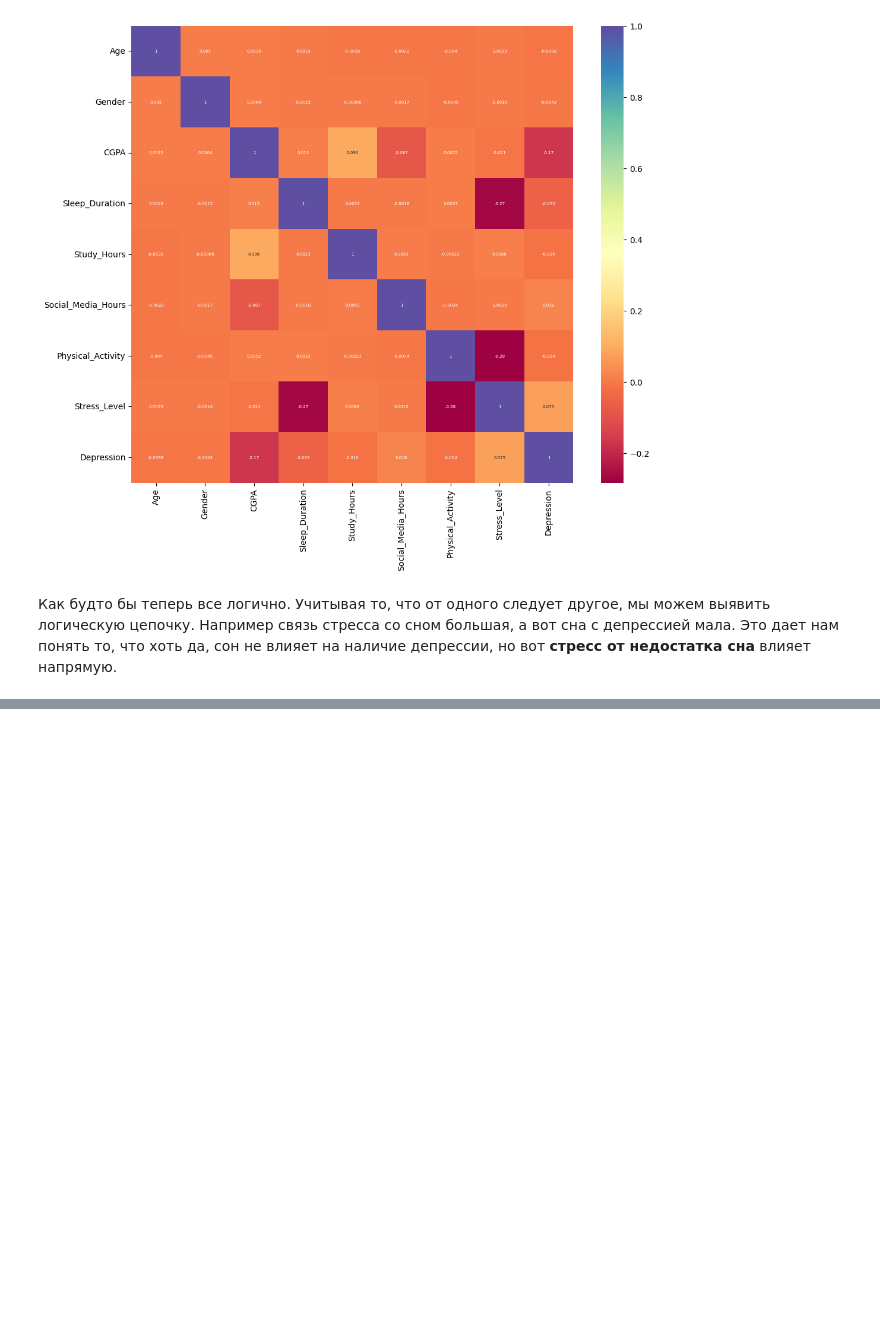
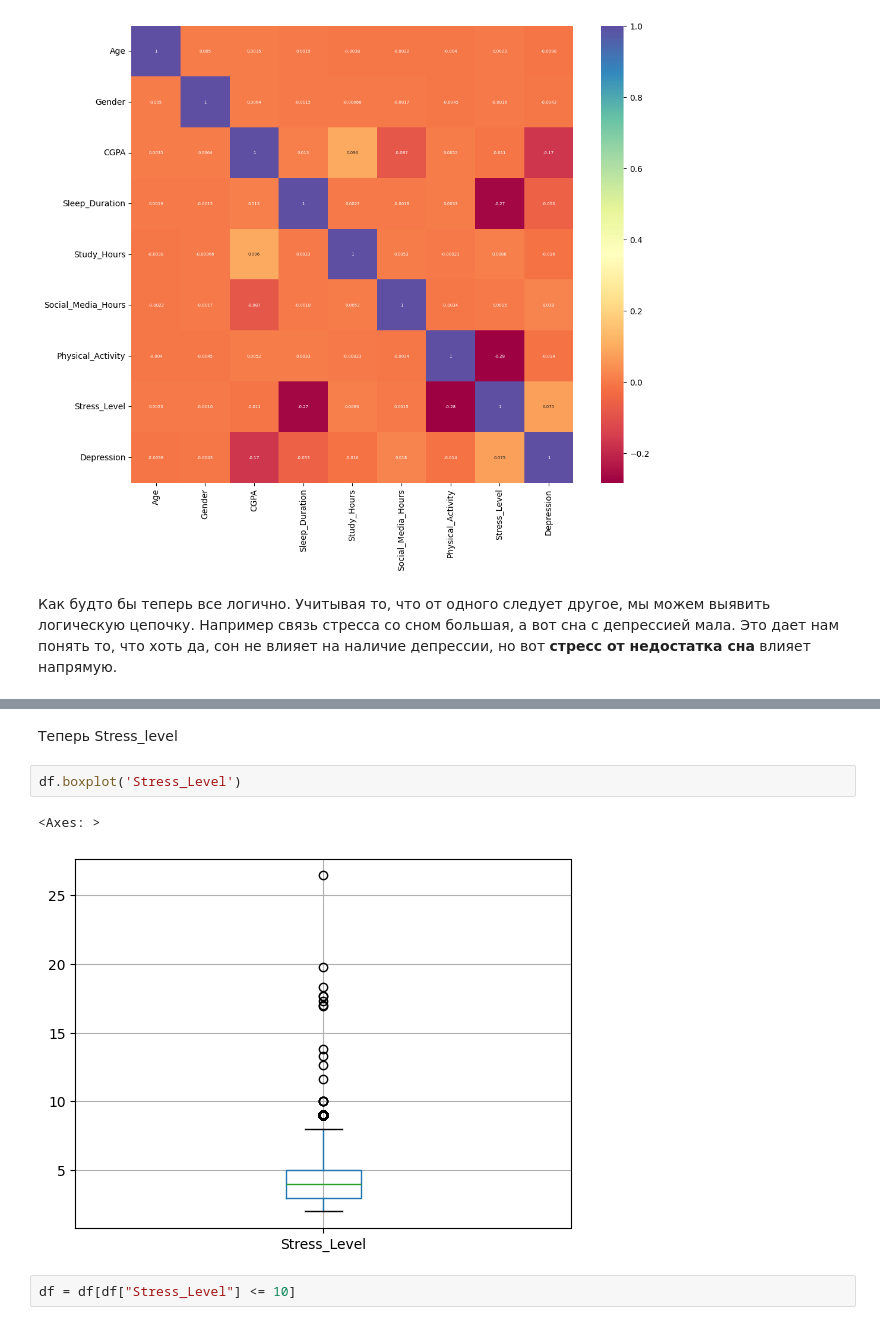
Before and after one commit to ager-afk/datasetwork, a Jupyter notebook: Липатникова WINTER ARC/анализ десперсии.ipynb, the cells around one changed output, grey strips where cells are left out. Cells and saved outputs as stored; diff of their text form; blank space fills up the shorter version.

```diff
--- a/Липатникова WINTER ARC/анализ десперсии.ipynb
+++ b/Липатникова WINTER ARC/анализ десперсии.ipynb
@@ -586,0 +603,9 @@ plt.show()
+# %% [markdown]
+Теперь Stress_level
+# %%
+df.boxplot('Stress_Level')
+# %% [output]
+<Axes: >
+[figure, added]
+# %%
+df = df[df["Stress_Level"] <= 10]
```
Also changed, not shown: parts of 29 cells of this notebook.
